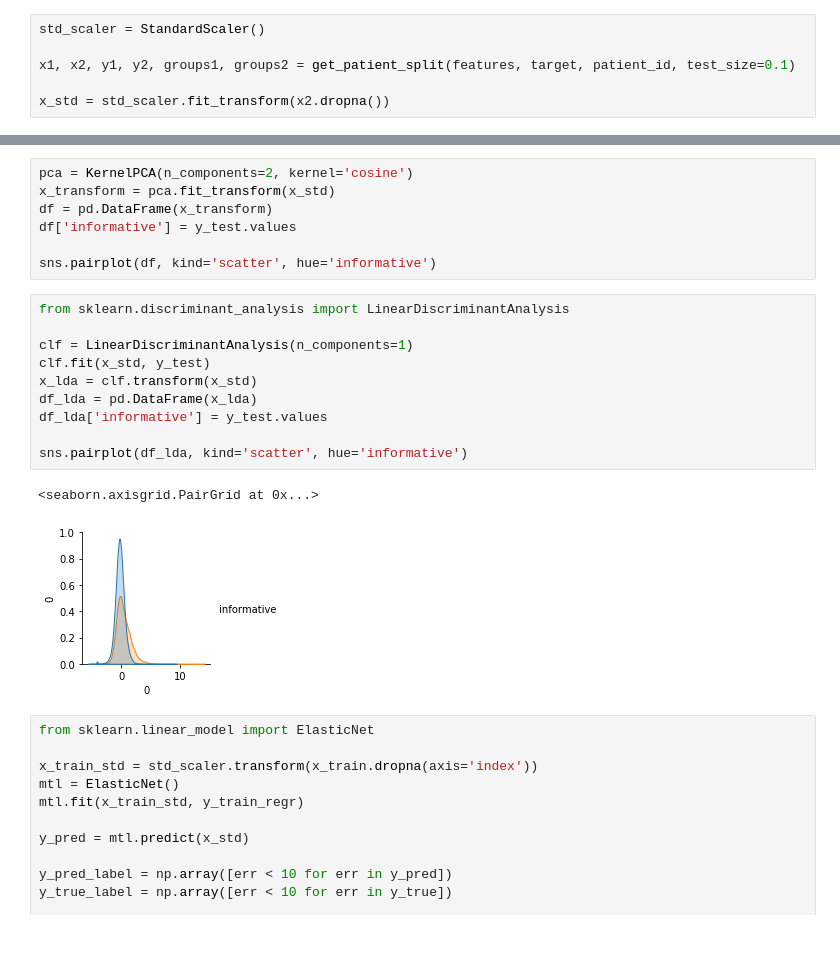
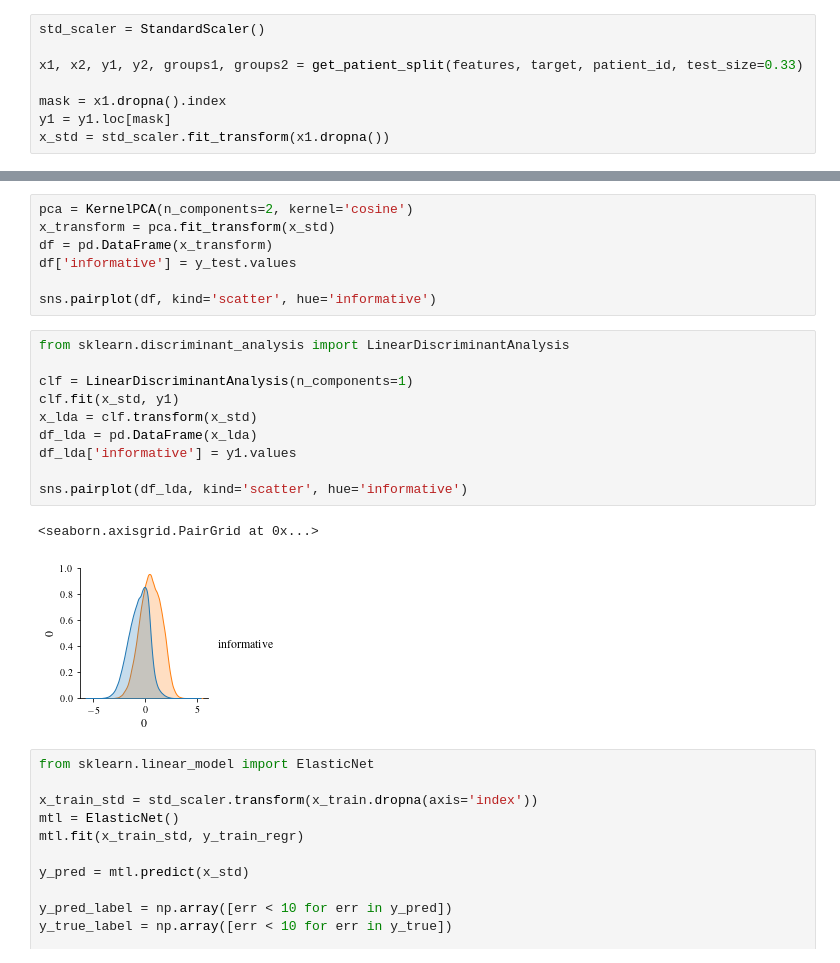
Before and after one commit to Zianor/Bachelorarbeit, a Jupyter notebook: Implementation/src/notebooks/own_features.ipynb, the cells around one changed output, grey strips where cells are left out. Drawn from its saved outputs; the diff is of its cells as text.

```diff
--- a/Implementation/src/notebooks/own_features.ipynb
+++ b/Implementation/src/notebooks/own_features.ipynb
@@ -240,9 +247,11 @@ from ml_statistical_features import get_patient_split
 # %%
 std_scaler = StandardScaler()
 
-x1, x2, y1, y2, groups1, groups2 = get_patient_split(features, target, patient_id, test_size=0.1)
+x1, x2, y1, y2, groups1, groups2 = get_patient_split(features, target, patient_id, test_size=0.33)
 
-x_std = std_scaler.fit_transform(x2.dropna())
+mask = x1.dropna().index
+y1 = y1.loc[mask]
+x_std = std_scaler.fit_transform(x1.dropna())
 # %%
 pca = KernelPCA(n_components=2)
 x_transform = pca.fit_transform(x_std)
@@ -260,16 +269,16 @@ sns.pairplot(df, kind='scatter', hue='informative')
 # %%
 from sklearn.discriminant_analysis import LinearDiscriminantAnalysis
 
 clf = LinearDiscriminantAnalysis(n_components=1)
-clf.fit(x_std, y_test)
+clf.fit(x_std, y1)
 x_lda = clf.transform(x_std)
 df_lda = pd.DataFrame(x_lda)
-df_lda['informative'] = y_test.values
+df_lda['informative'] = y1.values
 
 sns.pairplot(df_lda, kind='scatter', hue='informative')
 # %% [output]
 <seaborn.axisgrid.PairGrid at 0x...>
-[figure, old version]
+[figure, new version]
 # %%
 from sklearn.linear_model import ElasticNet
 
```
Also changed, not shown: parts of 1 cell of this notebook.
